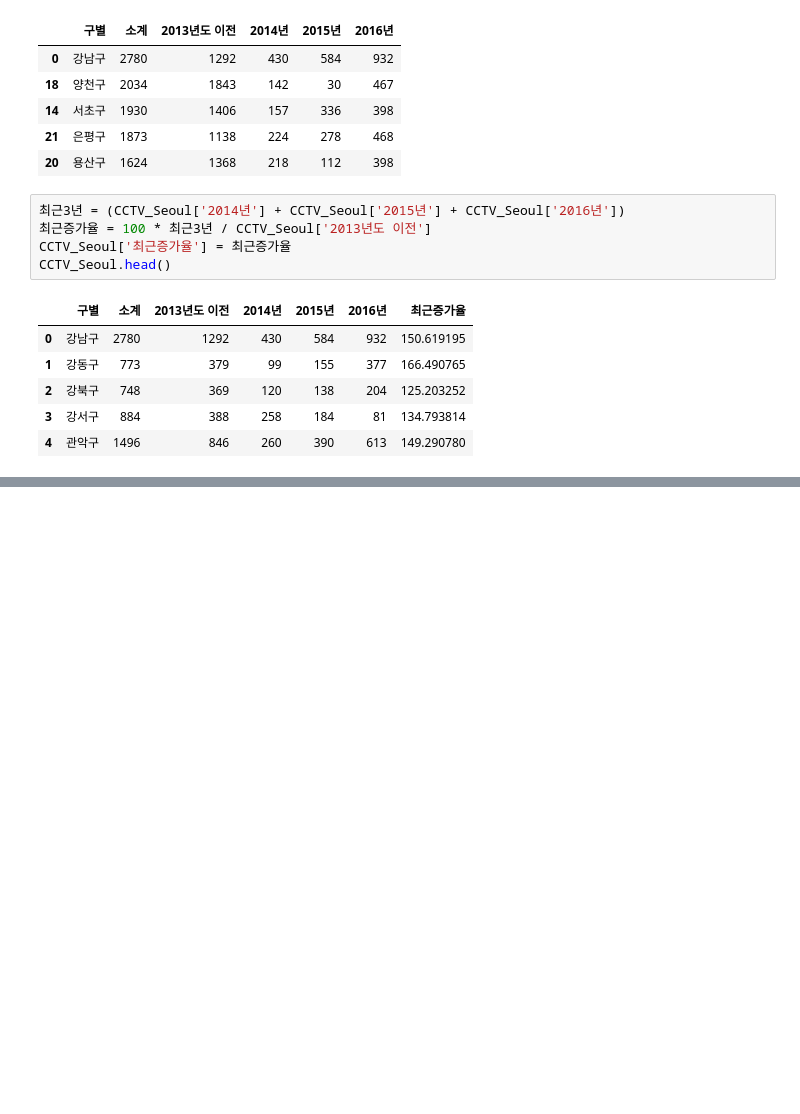
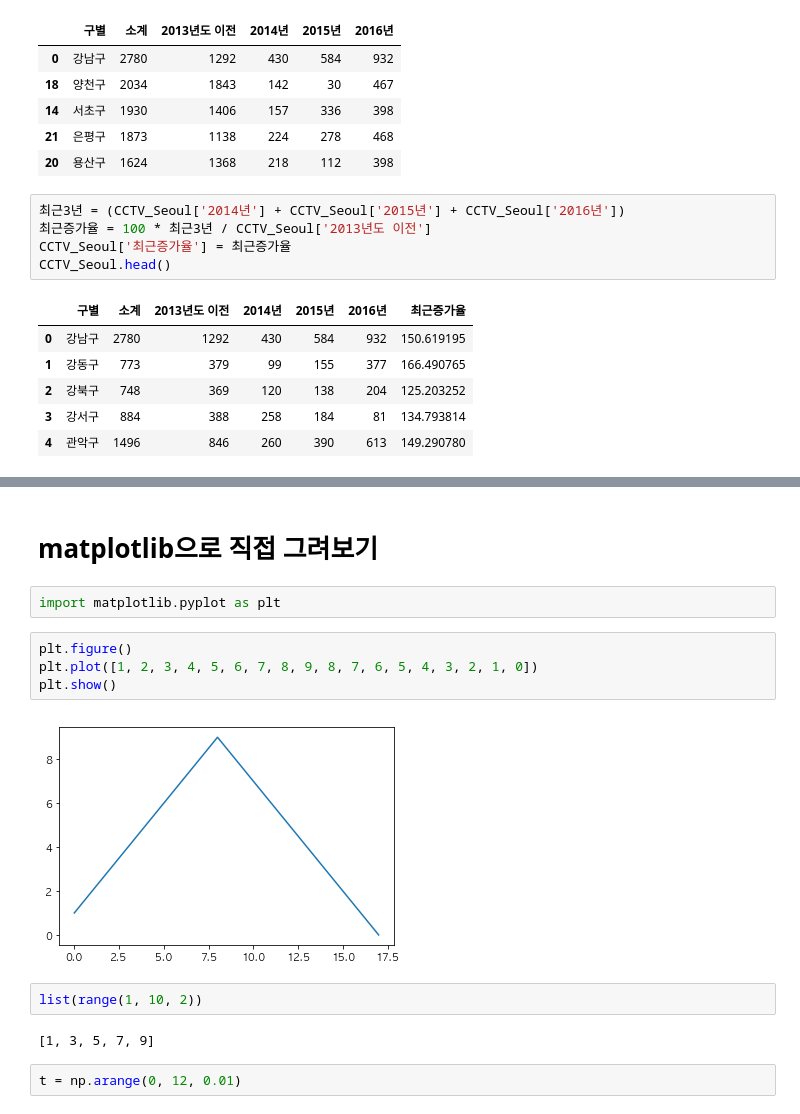
Before and after one commit to CodingSta/demo-ls-201904-pandas, a Jupyter notebook: Pandas 02 - Pinkwink.ipynb, the cells around one changed output, grey strips where cells are left out. Cells and saved outputs as stored; diff of their text form; blank space fills up the shorter version.

```diff
--- a/Pandas 02 - Pinkwink.ipynb
+++ b/Pandas 02 - Pinkwink.ipynb
@@ -120,0 +274,16 @@ CCTV_Seoul.head()
+# %% [markdown]
+# matplotlib으로 직접 그려보기
+# %%
+import matplotlib.pyplot as plt
+# %%
+plt.figure()
+plt.plot([1, 2, 3, 4, 5, 6, 7, 8, 9, 8, 7, 6, 5, 4, 3, 2, 1, 0])
+plt.show()
+# %% [output]
+[figure, added]
+# %%
+list(range(1, 10, 2))
+# %% [output]
+[1, 3, 5, 7, 9]
+# %%
+t = np.arange(0, 12, 0.01)
```
Also changed, not shown: parts of 17 cells of this notebook.
